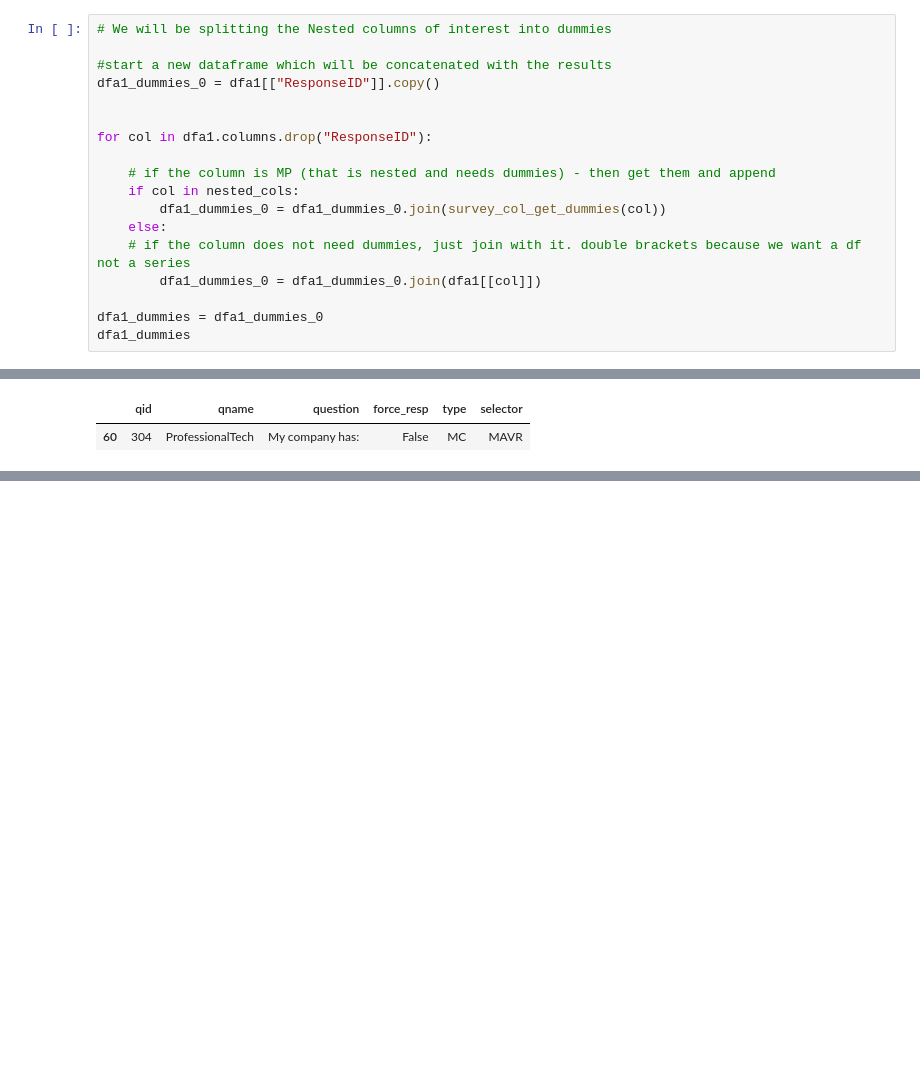
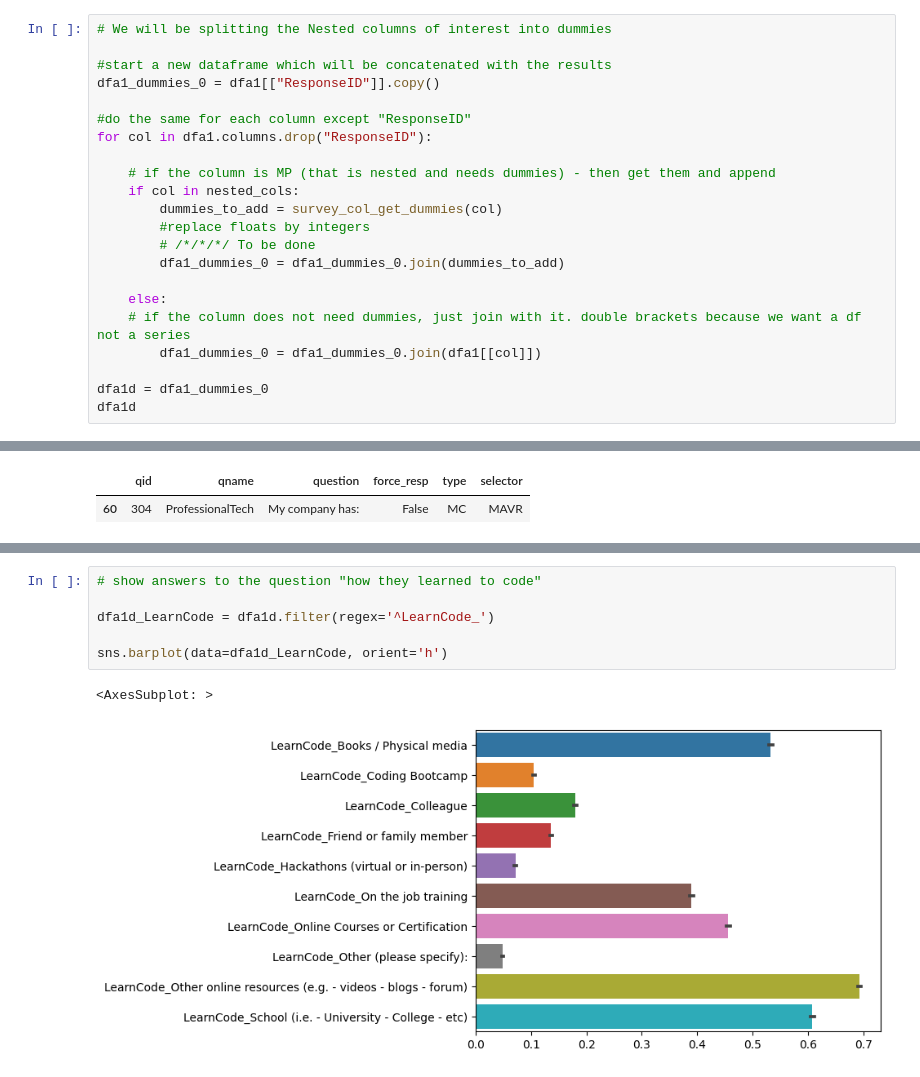
Before and after one commit to ursumarius/developer-survey-analyzing-w-pandas, a Jupyter notebook: data-wrangling/initial-explorative-data-analysis.ipynb, the cells around one changed output, grey strips where cells are left out. Drawn from its saved outputs; the diff is of its cells as text; blank space fills up the shorter version.

```diff
--- a/data-wrangling/initial-explorative-data-analysis.ipynb
+++ b/data-wrangling/initial-explorative-data-analysis.ipynb
@@ -326,18 +342,22 @@ dfa1_dummies_t
 #start a new dataframe which will be concatenated with the results
 dfa1_dummies_0 = dfa1[["ResponseID"]].copy()
 
-
+#do the same for each column except "ResponseID"
 for col in dfa1.columns.drop("ResponseID"):
 
 	# if the column is MP (that is nested and needs dummies) - then get them and append
 	if col in nested_cols:
-		dfa1_dummies_0 = dfa1_dummies_0.join(survey_col_get_dummies(col))
+		dummies_to_add = survey_col_get_dummies(col)
+		#replace floats by integers
+		# /*/*/*/ To be done
+		dfa1_dummies_0 = dfa1_dummies_0.join(dummies_to_add)
+
 	else:
 	# if the column does not need dummies, just join with it. double brackets because we want a df not a series
 		dfa1_dummies_0 = dfa1_dummies_0.join(dfa1[[col]])
 
-dfa1_dummies = dfa1_dummies_0
-dfa1_dummies
+dfa1d = dfa1_dummies_0
+dfa1d
 # %% [output]
 |  | ResponseID | MainBranch | DevType_Academic researcher | DevType_Blockchain | DevType_Cloud infrastructure engi... | ... |
 | 0 | 1 | None of these | NaN | NaN | NaN | ... |
@@ -359,0 +486,9 @@ dfs[dfs["qname"] == 'ProfessionalTech']
+# %%
+# show answers to the question "how they learned to code"
+
+dfa1d_LearnCode = dfa1d.filter(regex='^LearnCode_')
+
+sns.barplot(data=dfa1d_LearnCode, orient='h')
+# %% [output]
+<AxesSubplot: >
+[figure, added]
```
Also changed, not shown: parts of 10 cells of this notebook.
